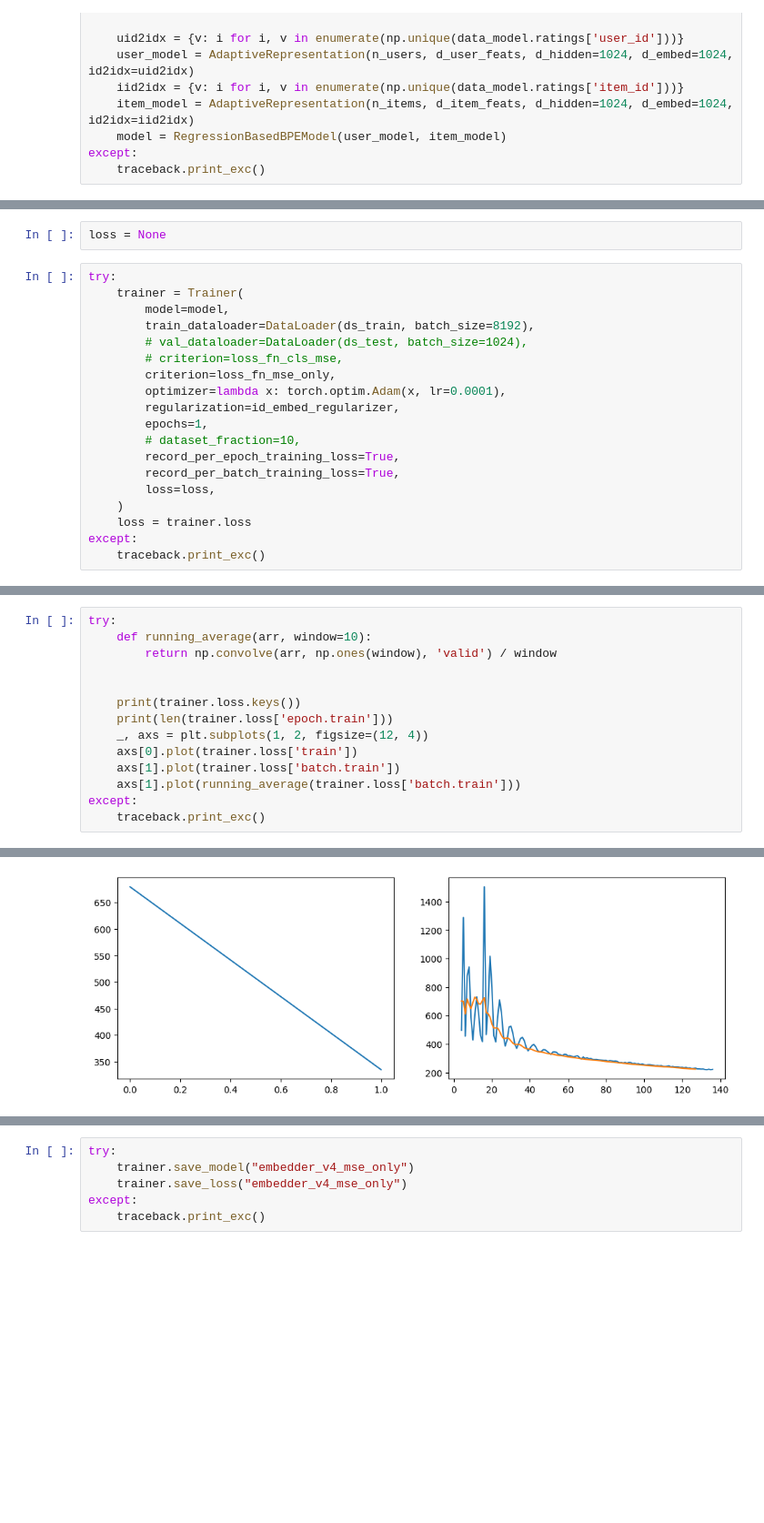
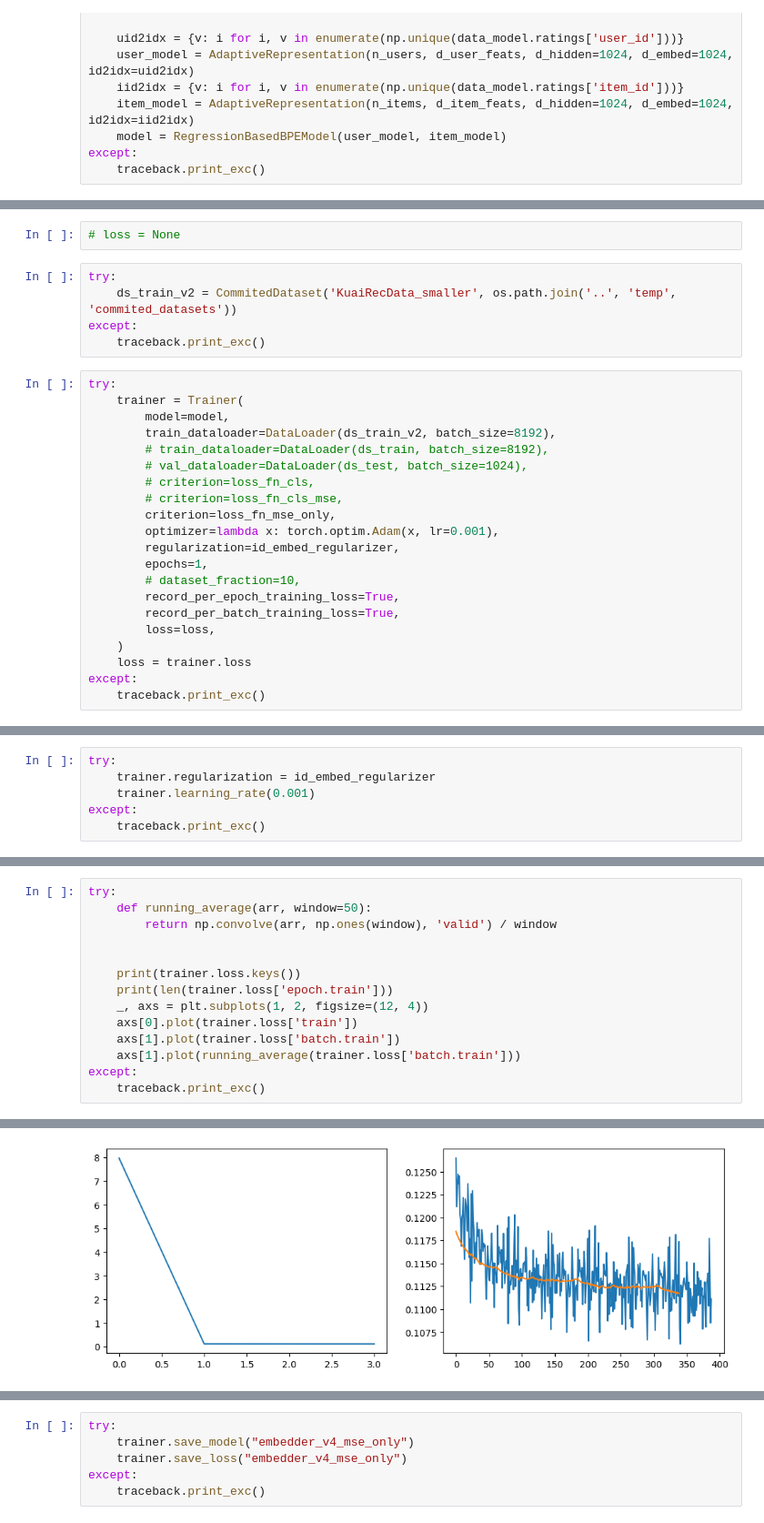
Before and after one commit to Minecraftian14/rs-fatigue-aware-dual-system-recommender-system, a Jupyter notebook: sandbox/kuairec_embedding_training.ipynb, the cells around one changed output, grey strips where cells are left out. Shown at 91% size. Saved outputs shown, nothing was run; the diff lists cells and outputs as text; blank space fills up the shorter version.

```diff
--- a/sandbox/kuairec_embedding_training.ipynb
+++ b/sandbox/kuairec_embedding_training.ipynb
@@ -225,14 +173,21 @@ def id_embed_regularizer(preds, lbd=0.0001):
 # %%
-loss = None
+# loss = None
+# %%
+try:
+    ds_train_v2 = CommitedDataset('KuaiRecData_smaller', os.path.join('..', 'temp', 'commited_datasets'))
+except:
+    traceback.print_exc()
 # %%
 try:
     trainer = Trainer(
         model=model,
-        train_dataloader=DataLoader(ds_train, batch_size=8192),
+        train_dataloader=DataLoader(ds_train_v2, batch_size=8192),
+        # train_dataloader=DataLoader(ds_train, batch_size=8192),
         # val_dataloader=DataLoader(ds_test, batch_size=1024),
+        # criterion=loss_fn_cls,
         # criterion=loss_fn_cls_mse,
         criterion=loss_fn_mse_only,
-        optimizer=lambda x: torch.optim.Adam(x, lr=0.0001),
+        optimizer=lambda x: torch.optim.Adam(x, lr=0.001),
         regularization=id_embed_regularizer,
         epochs=1,
         # dataset_fraction=10,
@@ -249,2 +206,8 @@ except:
 # except:
 #     traceback.print_exc()
+# %%
+try:
+    trainer.regularization = id_embed_regularizer
+    trainer.learning_rate(0.001)
+except:
+    traceback.print_exc()
@@ -274,6 +246,6 @@ Epoch:  1/ 1    Train Loss: 334.66    TTS: 805.06    ETA: 0.00
 # %%
 try:
-    def running_average(arr, window=10):
+    def running_average(arr, window=50):
         return np.convolve(arr, np.ones(window), 'valid') / window
 
 
@@ -291 +263 @@ dict_keys(['train', 'val', 'epoch.train', 'batch.train'])
-[figure, old version]
+[figure, new version]
```
Also changed, not shown: parts of 23 cells of this notebook, 23 other files.
